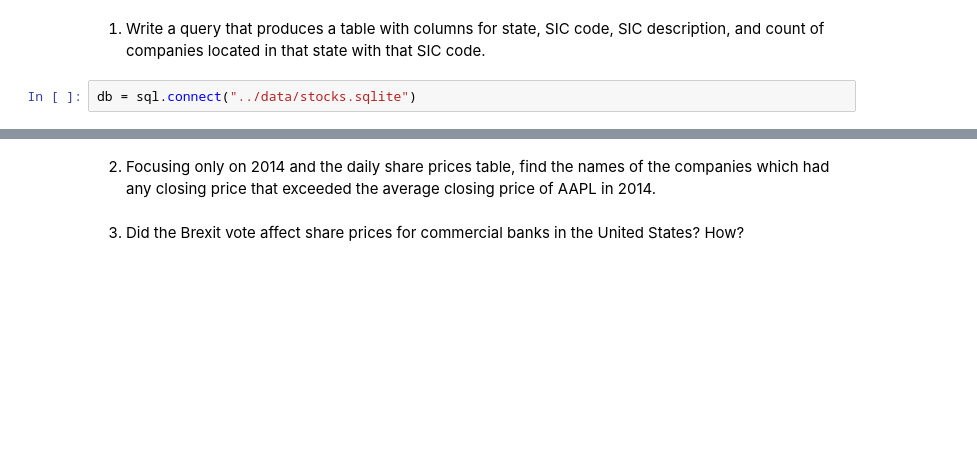
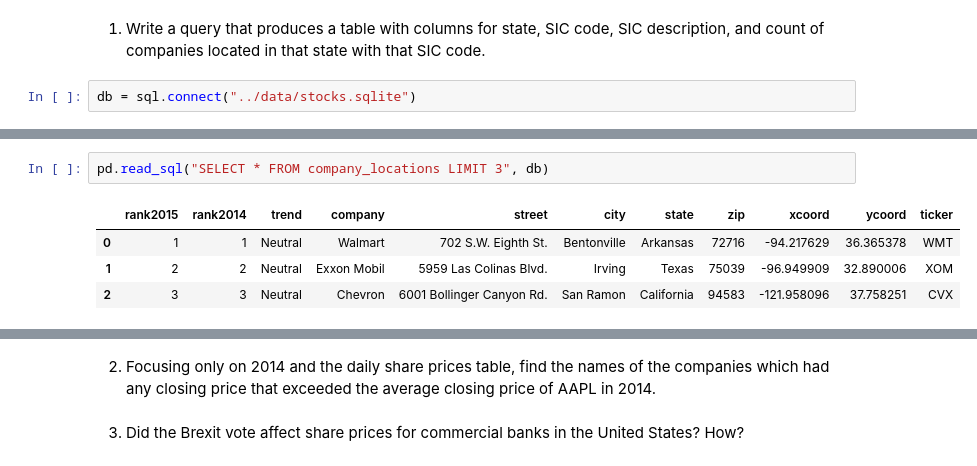
Before and after one commit to 2019-winter-ucdavis-sta141b/notes, a Jupyter notebook: lecture/02.28/notes.ipynb, the cells around one changed output, grey strips where cells are left out. Cells and saved outputs as stored; diff of their text form; blank space fills up the shorter version.

```diff
--- a/lecture/02.28/notes.ipynb
+++ b/lecture/02.28/notes.ipynb
@@ -65,0 +81,7 @@ db = sql.connect("../data/stocks.sqlite")
+# %%
+pd.read_sql("SELECT * FROM company_locations LIMIT 3", db)
+# %% [output]
+|  | rank2015 | rank2014 | trend | company | street | city | state | zip | xcoord | ycoord | ticker |
+| 0 | 1 | 1 | Neutral | Walmart | 702 S.W. Eighth St. | Bentonville | Arkansas | 72716 | -94.217629 | 36.365378 | WMT |
+| 1 | 2 | 2 | Neutral | Exxon Mobil | 5959 Las Colinas Blvd. | Irving | Texas | 75039 | -96.949909 | 32.890006 | XOM |
+| 2 | 3 | 3 | Neutral | Chevron | 6001 Bollinger Canyon Rd. | San Ramon | California | 94583 | -121.958096 | 37.758251 | CVX |
```
Also changed, not shown: parts of 4 cells of this notebook.
